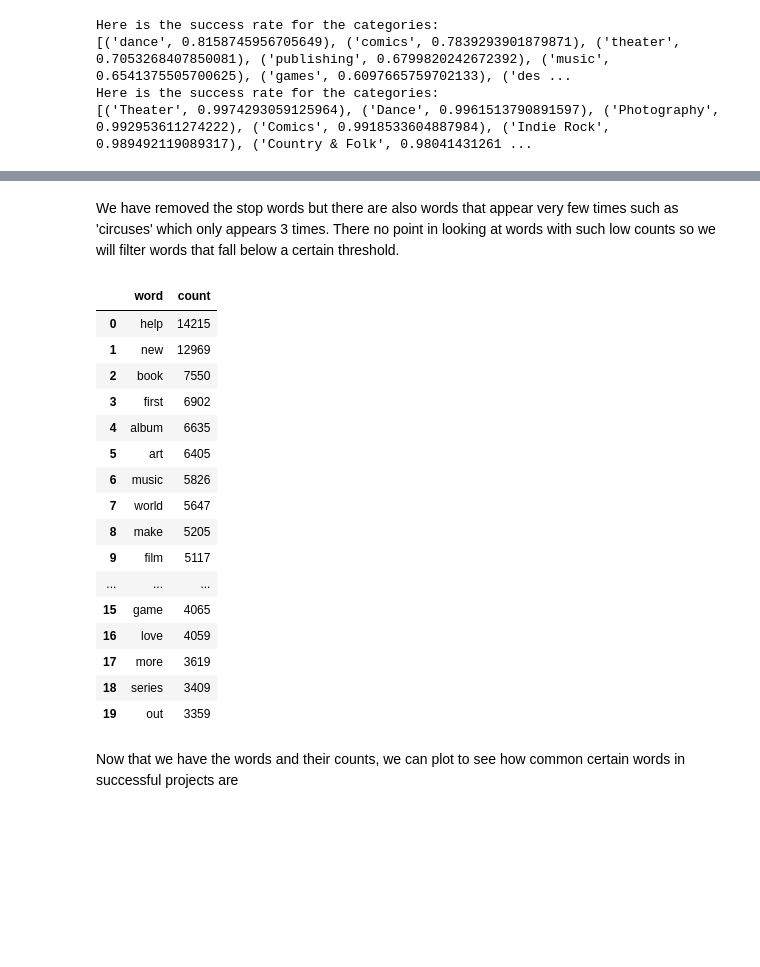
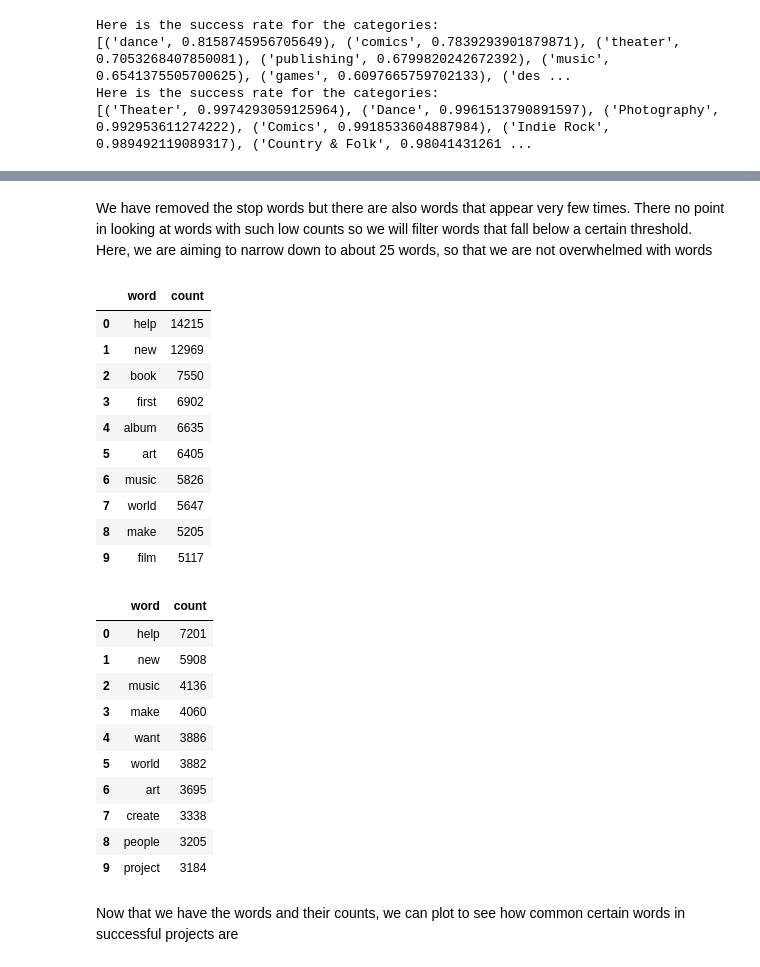
Before and after one commit to DP-20/Cogs108, a Jupyter notebook: Final Project.ipynb, the cells around one changed output, grey strips where cells are left out. Drawn from its saved outputs; the diff is of its cells as text; code cells hidden in the pictures; blank space fills up the shorter version.

```diff
--- a/Final Project.ipynb
+++ b/Final Project.ipynb
@@ -251,32 +268,47 @@ df_words.head(n=20)
 # %% [markdown]
-We have removed the stop words but there are also words that appear very few times such as 'circuses' which only appears 3 times. There no point in looking at words with such low counts so we will filter words that fall below a certain threshold.
+We have removed the stop words but there are also words that appear very few times. There no point in looking at words with such low counts so we will filter words that fall below a certain threshold. Here, we are aiming to narrow down to about 25 words, so that we are not overwhelmed with words
 # %%
 # Get rid of words with low frequency
-df_words = df_words.loc[df_words['count']>2072,:]
-df_words.sort_values(by=['count'], ascending=False, inplace=True)
+df_success_words = df_success_words.loc[df_success_words['count']>3000,:]
+df_success_words.sort_values(by=['count'], ascending=False, inplace=True)
+
+df_fail_words = df_fail_words.loc[df_fail_words['count']>2000,:]
+df_fail_words.sort_values(by=['count'], ascending=False, inplace=True)
 
 # Fix indexing and make column for word
-df_words.reset_index(inplace=True)
-df_words.columns = ['word', 'count']
-df_words.head(n=20)
+df_success_words.reset_index(inplace=True)
+df_success_words.columns = ['word', 'count']
+
+df_fail_words.reset_index(inplace=True)
+df_fail_words.columns = ['word', 'count']
-# %% [output]
-|  | word | count |
-| 0 | help | 14215 |
-| 1 | new | 12969 |
-| 2 | book | 7550 |
-| 3 | first | 6902 |
-| 4 | album | 6635 |
-| 5 | art | 6405 |
-| 6 | music | 5826 |
-| 7 | world | 5647 |
-| 8 | make | 5205 |
-| 9 | film | 5117 |
-| ... | ... | ... |
-| 15 | game | 4065 |
-| 16 | love | 4059 |
-| 17 | more | 3619 |
-| 18 | series | 3409 |
-| 19 | out | 3359 |
+# %%
+df_success_words.head(n=10)
+# %% [output]
+|  | word | count |
+| 0 | help | 14215 |
+| 1 | new | 12969 |
+| 2 | book | 7550 |
+| 3 | first | 6902 |
+| 4 | album | 6635 |
+| 5 | art | 6405 |
+| 6 | music | 5826 |
+| 7 | world | 5647 |
+| 8 | make | 5205 |
+| 9 | film | 5117 |
+# %%
+df_fail_words.head(n=10)
+# %% [output]
+|  | word | count |
+| 0 | help | 7201 |
+| 1 | new | 5908 |
+| 2 | music | 4136 |
+| 3 | make | 4060 |
+| 4 | want | 3886 |
+| 5 | world | 3882 |
+| 6 | art | 3695 |
+| 7 | create | 3338 |
+| 8 | people | 3205 |
+| 9 | project | 3184 |
 # %% [markdown]
 Now that we have the words and their counts, we can plot to see how common certain words in successful projects are
 # %%
```
Also changed, not shown: parts of 21 cells of this notebook.
